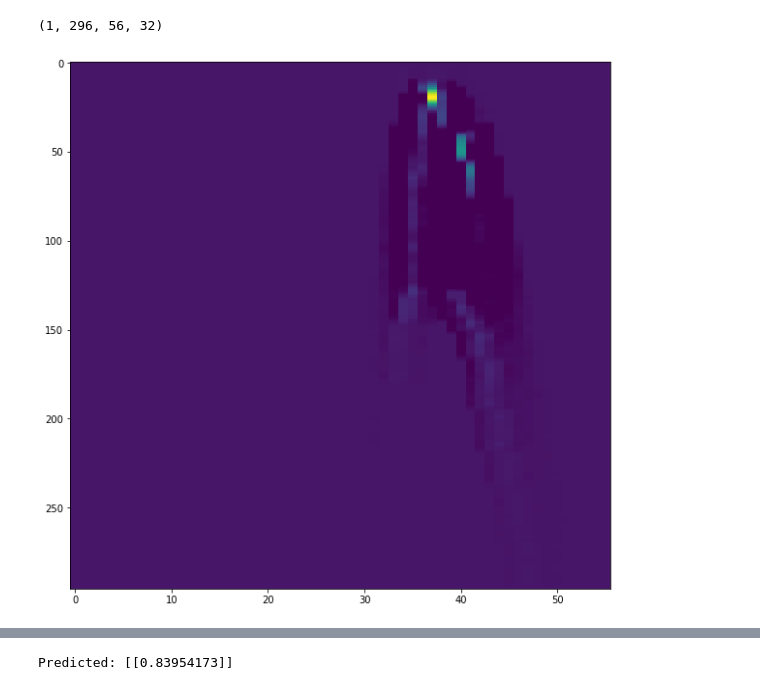
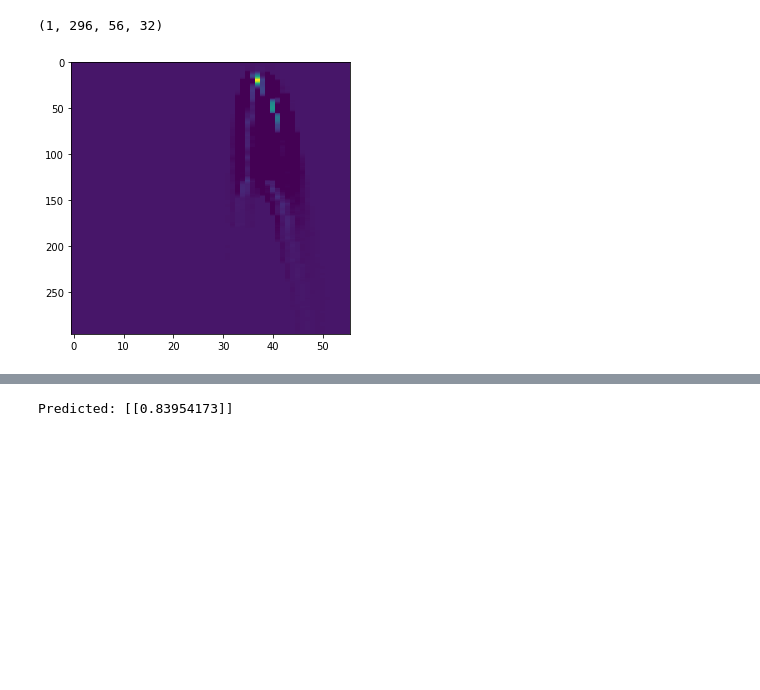
Before and after one commit to dpankova/DoublePulse, a Jupyter notebook: notebooks/DL_checks.ipynb, the cells around one changed output, grey strips where cells are left out. Saved outputs shown, nothing was run; the diff lists cells and outputs as text; code cells hidden in the pictures; blank space fills up the shorter version.

```diff
--- a/notebooks/DL_checks.ipynb
+++ b/notebooks/DL_checks.ipynb
@@ -129,12 +129,12 @@ print(first_layer_activation.shape)
 # %% [output]
 (1, 296, 56, 32)
 # %%
-fig = plt.figure(figsize=(10,10))
+fig = plt.figure(figsize=(5,5))
 ax = fig.add_subplot(111)
 ax.imshow(first_layer_activation[0, :, :, 0], interpolation='nearest', aspect='auto', cmap= 'viridis')
 plt.show()
 # %% [output]
-[figure, old version]
+[figure, new version]
 # %%
 layer_names = []
 for layer in model.layers[:6]:
```
Also changed, not shown: parts of 3 cells of this notebook, 1 other file.
